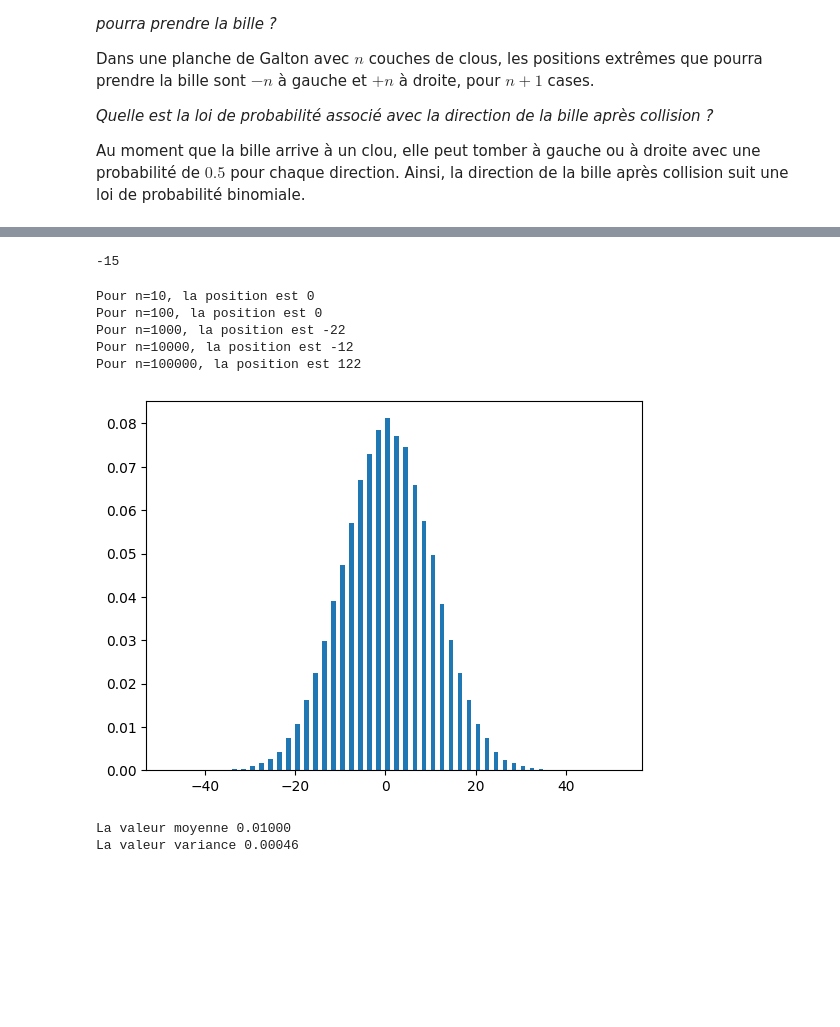
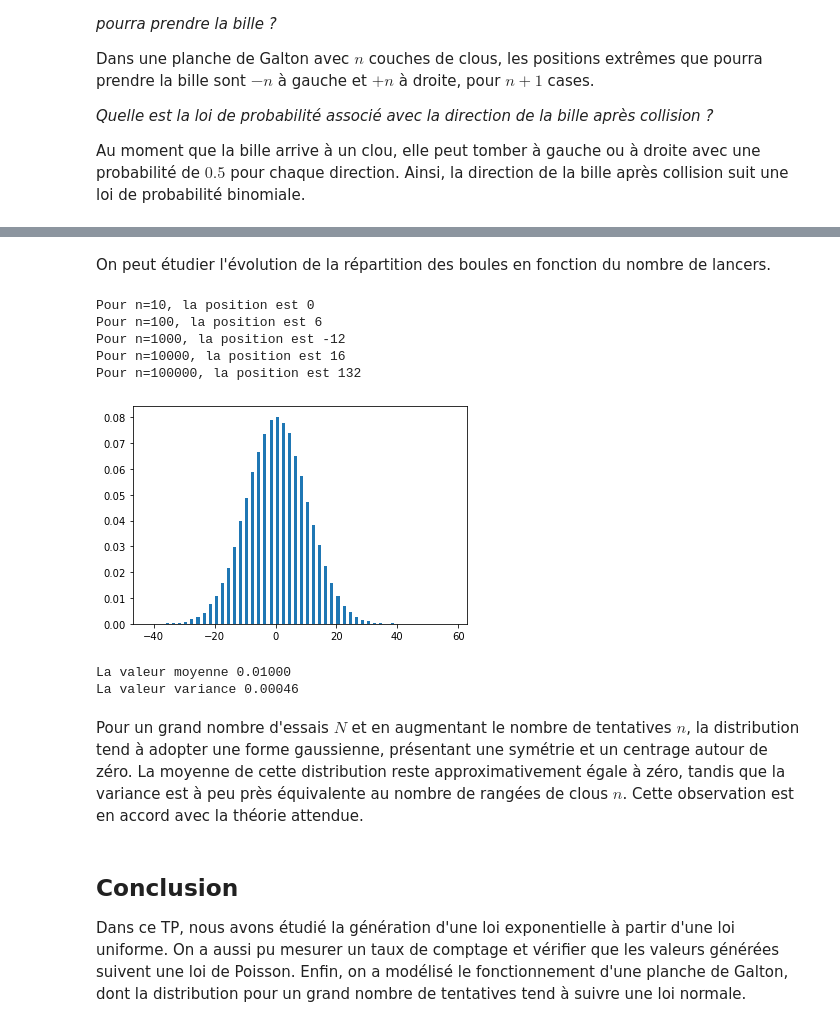
Before and after one commit to kmiloarguello/kmiloarguello.github.io, a Jupyter notebook: phyca/content/LU2PY215/TP/TP3/TP3_PhysiqueExpérimentale.ipynb, the cells around one changed output, grey strips where cells are left out. Cells and saved outputs as stored; diff of their text form; code cells hidden in the pictures; blank space fills up the shorter version.

```diff
--- a/phyca/content/LU2PY215/TP/TP3/TP3_PhysiqueExpérimentale.ipynb
+++ b/phyca/content/LU2PY215/TP/TP3/TP3_PhysiqueExpérimentale.ipynb
@@ -173,6 +173,6 @@ Maintenant, on applique la fonction de comptage définie précédemment pour des
 # %%
 N = 10
-Ts = [0.2, 0.5, 1, 5] # liste de temps
+Ts = [0.2, 0.5, 2, 5] # liste de temps
 bins_numbers = [10, 20, 20, 50] # nombre de bins
 
 moyennes = list()
@@ -233,5 +235,6 @@ On commence par créer une fonction qui permet de générer une variable aleatoi
 # %%
 def X():
+  """Cette fonction retourne une valeur aléatoire entre 0 et 1."""
   return random.randint(0, 1)
 
 print('Exemple d\'une valeur produite par X entre 0 et 1: ',[X() for i in range(10)])
@@ -251,7 +256,3 @@ def simulate_position(n):
   for i in range(n):
     position = simulate_collision(position)
   return position
-# %%
-print(simulate_position(45))
-# %% [output]
--15
@@ -276,27 +259,34 @@ def simulate_bead_position_after_layers(n):
+# %% [markdown]
+On peut étudier l'évolution de la répartition des boules en fonction du nombre de lancers.
 # %%
 ns = [10, 100, 1000, 10000, 100000]
 for n in ns:
-  x = simulate_bead_position_after_layers(n)
+  x = simulate_position(n)
   print("Pour n={}, la position est {}".format(n,x))
 # %% [output]
 Pour n=10, la position est 0
-Pour n=100, la position est 0
-Pour n=1000, la position est -22
-Pour n=10000, la position est -12
-Pour n=100000, la position est 122
+Pour n=100, la position est 6
+Pour n=1000, la position est -12
+Pour n=10000, la position est 16
+Pour n=100000, la position est 132
 # %%
 N = 100000 # tirages
 n = 100 # clous
 
-xs = [simulate_bead_position_after_layers(n) for i in range(N)]
+xs = [simulate_position(n) for i in range(N)]
 
 n, bins, patches = plt.hist(xs, bins=n, density=True)
 plt.show()
+
+print('La valeur moyenne {:.5f}'.format(np.mean(n)))
+print('La valeur variance {:.5f}'.format(np.var(n)))
 # %% [output]
-[figure, old version]
+[figure, new version]
+La valeur moyenne 0.01000
+La valeur variance 0.00046
-# %%
-print('La valeur moyenne {:.5f}'.format(np.mean(n)))
-print('La valeur variance {:.5f}'.format(np.var(n)))
-# %% [output]
-La valeur moyenne 0.01000
-La valeur variance 0.00046
+# %% [markdown]
+Pour un grand nombre d'essais $N$ et en augmentant le nombre de tentatives $n$, la distribution tend à adopter une forme gaussienne, présentant une symétrie et un centrage autour de zéro. La moyenne de cette distribution reste approximativement égale à zéro, tandis que la variance est à peu près équivalente au nombre de rangées de clous $n$. Cette observation est en accord avec la théorie attendue.
+# %% [markdown]
+## Conclusion
+
+Dans ce TP, nous avons étudié la génération d'une loi exponentielle à partir d'une loi uniforme. On a aussi pu mesurer un taux de comptage et vérifier que les valeurs générées suivent une loi de Poisson. Enfin, on a modélisé le fonctionnement d'une planche de Galton, dont la distribution pour un grand nombre de tentatives tend à suivre une loi normale.
```
Also changed, not shown: parts of 11 cells of this notebook.
